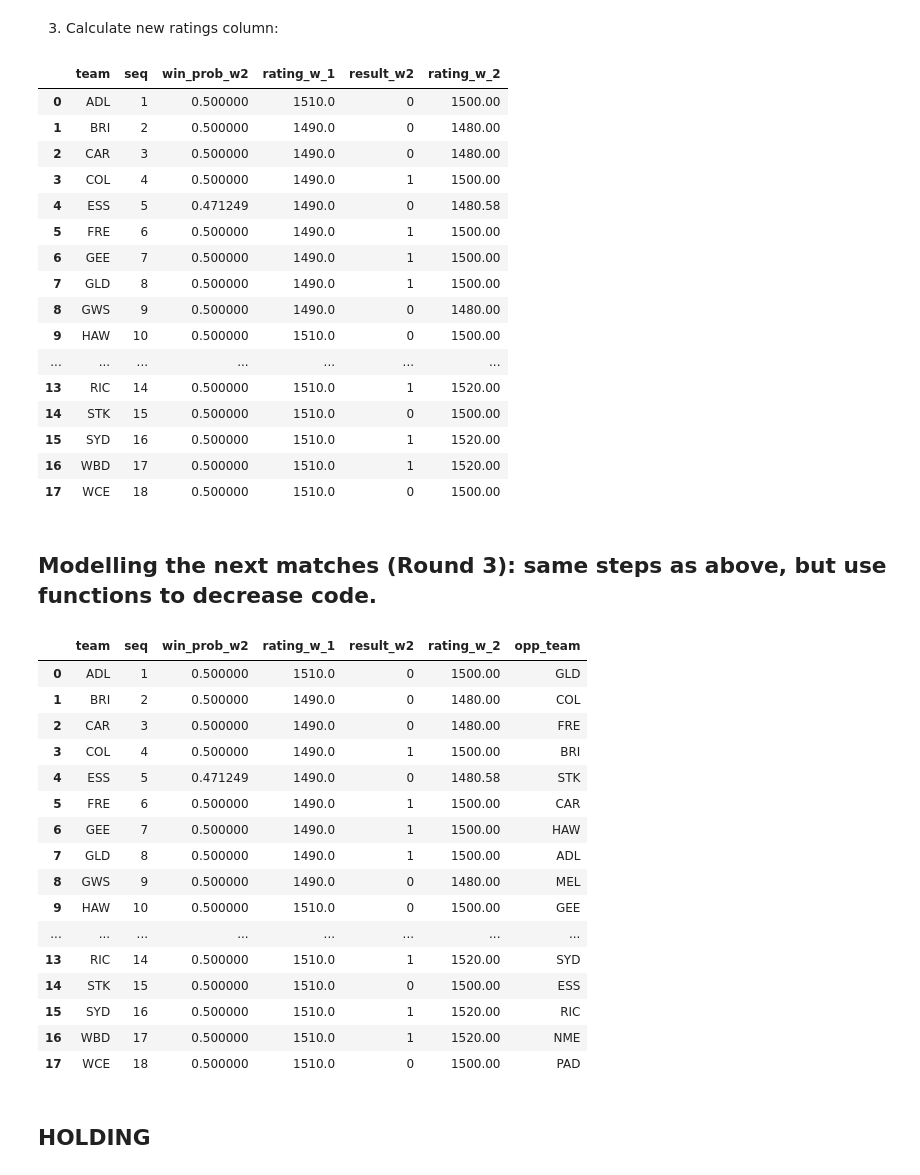
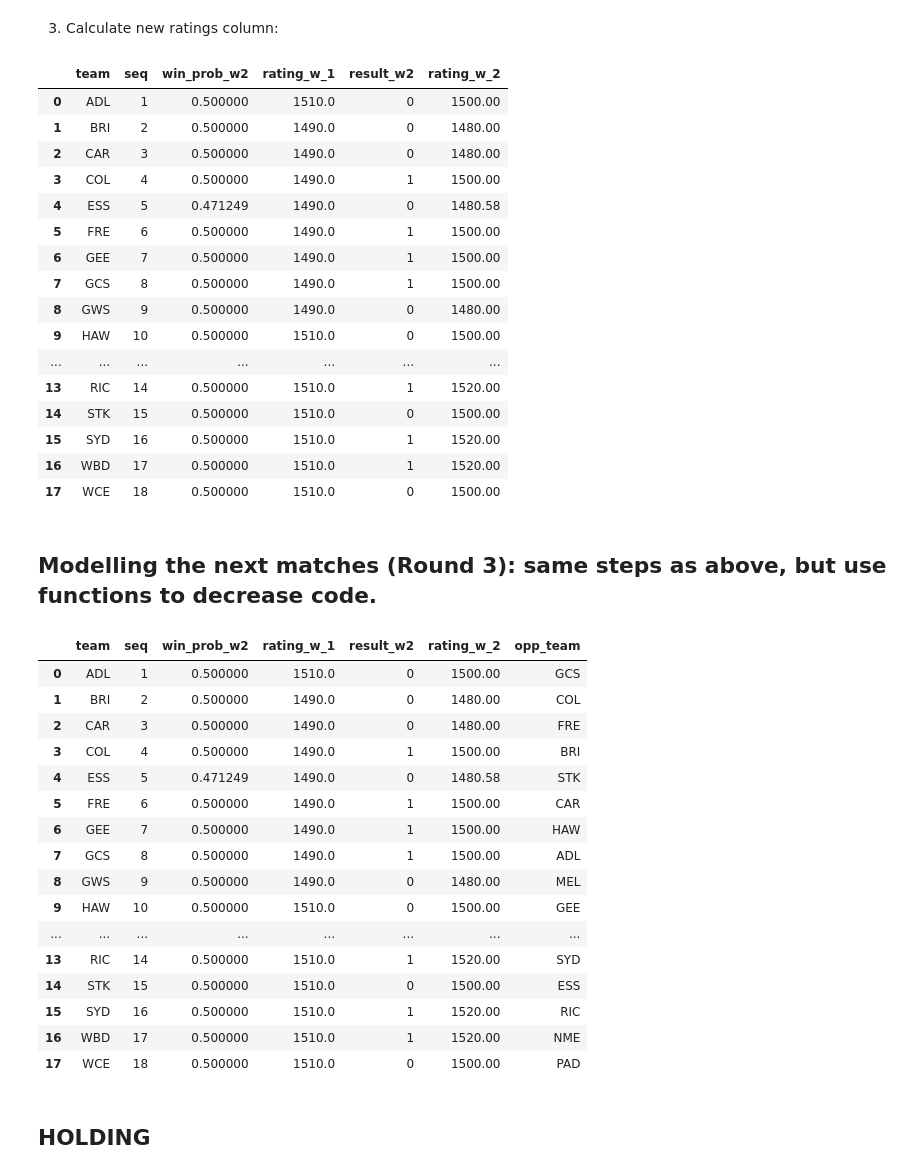
Before and after one commit to stevegabriel1/afl_elo_ratings, a Jupyter notebook: basic_version.ipynb, the cells around one changed output. Saved outputs shown, nothing was run; the diff lists cells and outputs as text; code cells hidden in the pictures.

```diff
--- a/basic_version.ipynb
+++ b/basic_version.ipynb
@@ -18,7 +18,7 @@ import pandas as pd
 import warnings
 warnings.filterwarnings('ignore')
 # %%
-team = ['ADL','BRI','CAR','COL','ESS','FRE','GEE','GLD','GWS','HAW','MEL','NME','PAD','RIC','STK','SYD','WBD','WCE']
+team = ['ADL','BRI','CAR','COL','ESS','FRE','GEE','GCS','GWS','HAW','MEL','NME','PAD','RIC','STK','SYD','WBD','WCE']
 rframe = pd.DataFrame(team)
 rframe.head()
 # %% [output]
@@ -185,7 +185,7 @@ From Wikipedia https://en.wikipedia.org/wiki/Elo_rating_system
 ![aa_elo.png](embedded-picture-1)
 # %%
 # Create opposition team rating column for R2:
-contests_w2['opp_team'] = ['SYD','GEE','CAR','COL','PAD','GWS','BRI','NME','FRE','RIC','STK','GLD','ESS','HAW','MEL','ADL','WCE','WBD']
+contests_w2['opp_team'] = ['SYD','GEE','CAR','COL','PAD','GWS','BRI','NME','FRE','RIC','STK','GCS','ESS','HAW','MEL','ADL','WCE','WBD']
 contests_w2
 # %% [output]
 |  | 0 | seq | win_prob_w1 | rating_w_zero | result_w1 | rating_w_1 | G1 | G2 | G3 | ... |
@@ -316,7 +316,7 @@ rframe_2
 | 4 | ESS | 5 | 0.471249 | 1490.0 | 0 | 1480.58 |
 | 5 | FRE | 6 | 0.500000 | 1490.0 | 1 | 1500.00 |
 | 6 | GEE | 7 | 0.500000 | 1490.0 | 1 | 1500.00 |
-| 7 | GLD | 8 | 0.500000 | 1490.0 | 1 | 1500.00 |
+| 7 | GCS | 8 | 0.500000 | 1490.0 | 1 | 1500.00 |
 | 8 | GWS | 9 | 0.500000 | 1490.0 | 0 | 1480.00 |
 | 9 | HAW | 10 | 0.500000 | 1510.0 | 0 | 1500.00 |
 | ... | ... | ... | ... | ... | ... | ... |
@@ -330,18 +330,18 @@ rframe_2
 # %%
 contests_w3 = rframe_2
 # Create opposition team rating column for R3:
-contests_w3['opp_team'] = ['GLD','COL','FRE','BRI','STK','CAR','HAW','ADL','MEL','GEE','GWS','WBD','WCE','SYD','ESS','RIC','NME','PAD']
+contests_w3['opp_team'] = ['GCS','COL','FRE','BRI','STK','CAR','HAW','ADL','MEL','GEE','GWS','WBD','WCE','SYD','ESS','RIC','NME','PAD']
 contests_w3
 # %% [output]
 |  | team | seq | win_prob_w2 | rating_w_1 | result_w2 | rating_w_2 | opp_team |
-| 0 | ADL | 1 | 0.500000 | 1510.0 | 0 | 1500.00 | GLD |
+| 0 | ADL | 1 | 0.500000 | 1510.0 | 0 | 1500.00 | GCS |
 | 1 | BRI | 2 | 0.500000 | 1490.0 | 0 | 1480.00 | COL |
 | 2 | CAR | 3 | 0.500000 | 1490.0 | 0 | 1480.00 | FRE |
 | 3 | COL | 4 | 0.500000 | 1490.0 | 1 | 1500.00 | BRI |
 | 4 | ESS | 5 | 0.471249 | 1490.0 | 0 | 1480.58 | STK |
 | 5 | FRE | 6 | 0.500000 | 1490.0 | 1 | 1500.00 | CAR |
 | 6 | GEE | 7 | 0.500000 | 1490.0 | 1 | 1500.00 | HAW |
-| 7 | GLD | 8 | 0.500000 | 1490.0 | 1 | 1500.00 | ADL |
+| 7 | GCS | 8 | 0.500000 | 1490.0 | 1 | 1500.00 | ADL |
 | 8 | GWS | 9 | 0.500000 | 1490.0 | 0 | 1480.00 | MEL |
 | 9 | HAW | 10 | 0.500000 | 1510.0 | 0 | 1500.00 | GEE |
 | ... | ... | ... | ... | ... | ... | ... | ... |
```
Also changed, not shown: parts of 16 cells of this notebook.
